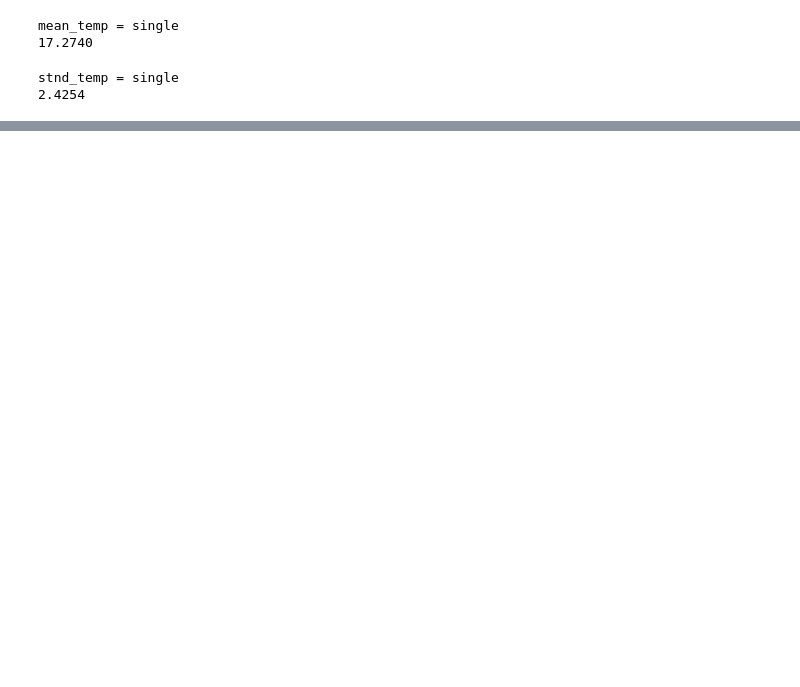
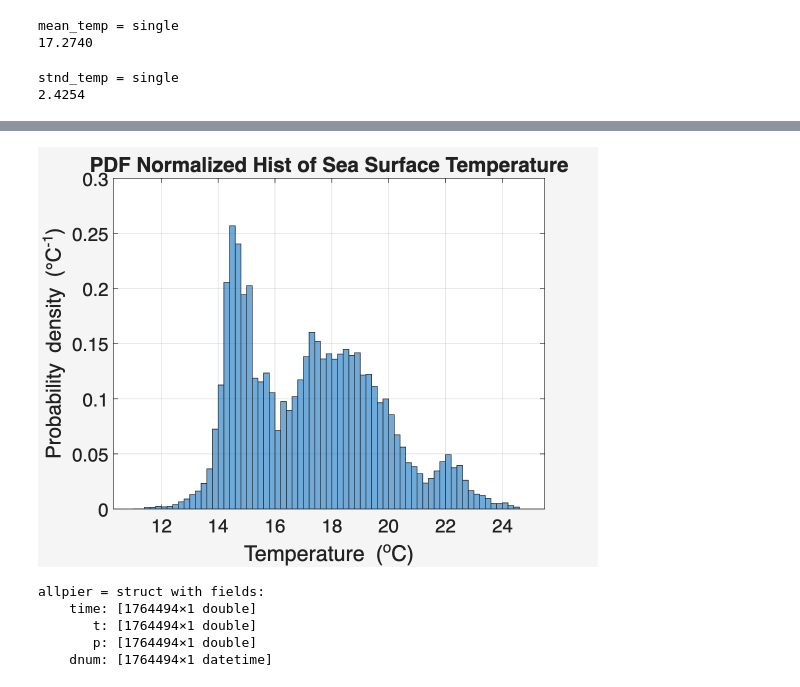
Before and after one commit to ElyDawson/SIO221a_Github_code_2026, a Jupyter notebook: submissions/ELY-DAWSON/HW1.ipynb, the cells around one changed output, grey strips where cells are left out. Saved outputs shown, nothing was run; the diff lists cells and outputs as text; code cells hidden in the pictures; blank space fills up the shorter version.

```diff
--- a/submissions/ELY-DAWSON/HW1.ipynb
+++ b/submissions/ELY-DAWSON/HW1.ipynb
@@ -100,0 +128,9 @@ stnd_temp = single
+# %%
+figure(3); clf
+histogram(pier.temperature,'Normalization','pdf');
+xlabel('Temperature (^oC)','FontSize',16)
+ylabel('Probability density (°C^{-1})')
+title('PDF Normalized Hist of Sea Surface Temperature')
+grid on
+# %% [output]
+[figure, added]
@@ -100,0 +168,65 @@ stnd_temp = single
+# %%
+% Load all of the different years as a single continuous timeseries
+%
+% Function to load all .nc files for the scripps_pier data from 2005-2021.
+%
+% Callouts:
+%    - date0: the initial / starting date for the data. only currently good for years.
+%    - date1: the final date for the data. only currently for years.
+%    - filepath: incase you have a specific place you want to look for the data
+%
+% 8 Oct 2026, Ely J Dawson: created the code :)
+
+
+function allpier = pierdata_allyrs(date0,date1,filepath)
+
+    % load all available years
+    if nargin < 1 || isempty(date0)
+        date0 = 2005;
+    end
+
+    if nargin < 2 || isempty(date1)
+        date1 = 2021;
+    end
+
+    % MATLAB's current folder
+    if nargin < 3 || isempty(filepath)
+        filepath = pwd;
+    end
+
+    years = date0:date1;
+    n = numel(years);
+
+    for k = 1:n
+        filename = fullfile(filepath,sprintf('scripps_pier-%d.nc',years(k)));
+
+        time = double(ncread(filename, 'time'));
+        temp = double(ncread(filename, 'temperature'));
+        pres = double(ncread(filename, 'pressure'));
+
+        dnum = datetime(time,"ConvertFrom","posixtime");
+
+        timeAll{k} = time(:);
+        tempAll{k} = temp(:);
+        presAll{k} = pres(:);
+        dnumAll{k} = dnum(:);
+    end
+
+    allpier.time = vertcat(timeAll{:});
+    allpier.t  = vertcat(tempAll{:});
+    allpier.p = vertcat(presAll{:});
+    allpier.dnum  = vertcat(dnumAll{:});
+
+    [allpier.time, idx] = sort(allpier.time);
+    allpier.t = allpier.t(idx);
+    allpier.p = allpier.p(idx);
+    allpier.dnum = allpier.dnum(idx);
+end
+
+allpier = pierdata_allyrs
+# %% [output]
+allpier = struct with fields:
+    time: [1764494×1 double]
+       t: [1764494×1 double]
+       p: [1764494×1 double]
+    dnum: [1764494×1 datetime]
```
Also changed, not shown: parts of 14 cells of this notebook.
